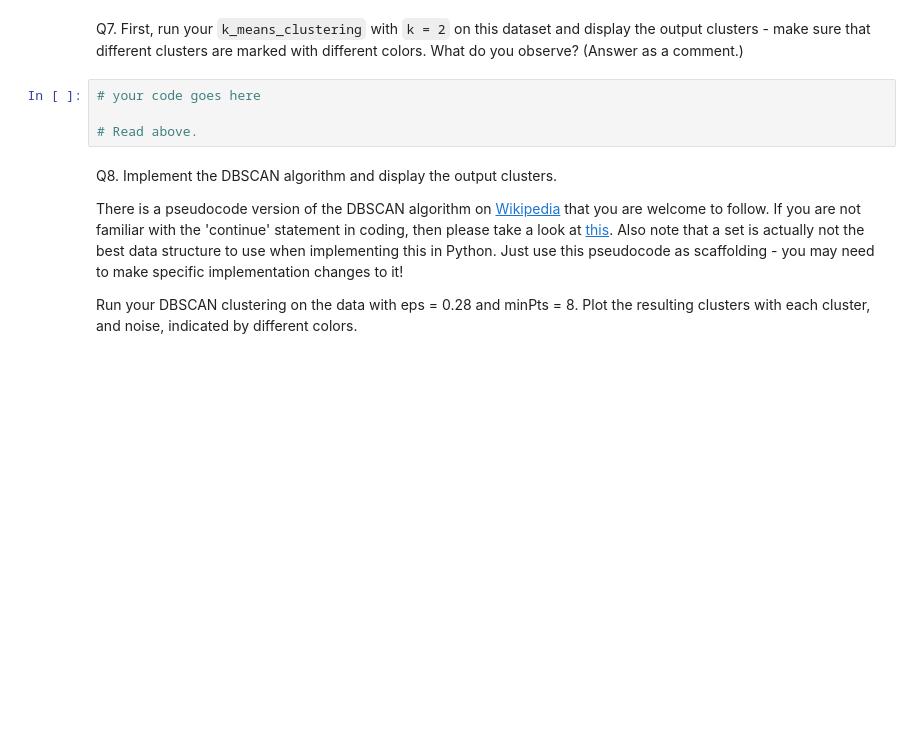
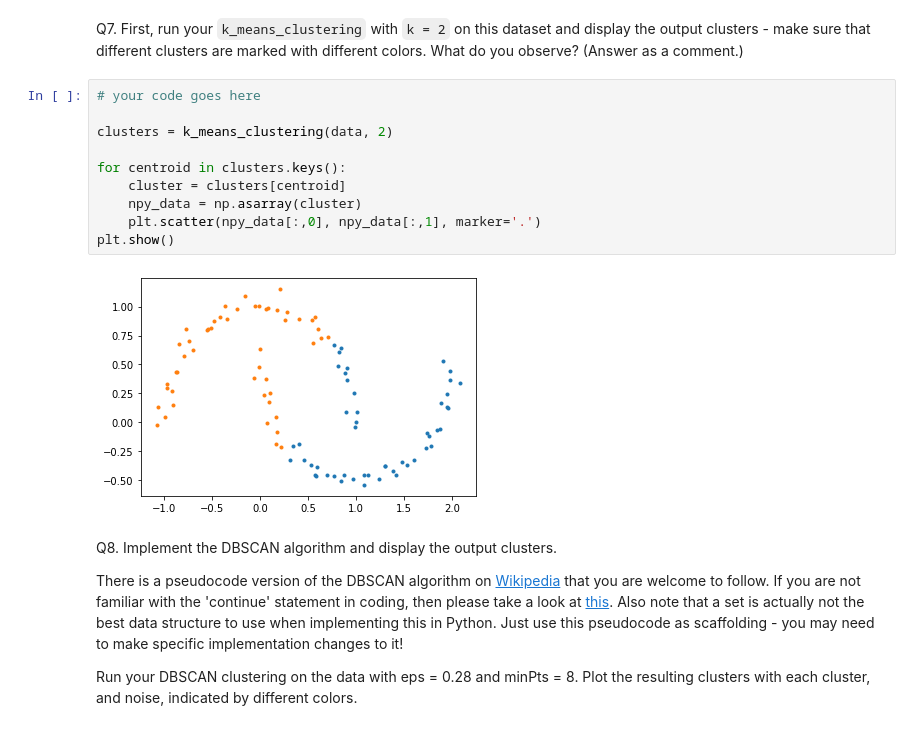
Before and after one commit to BrianDyck/DataMiningAssignment4, a Jupyter notebook: HW4-2/HW4 - Clustering.ipynb, the cells around one changed output. Drawn from its saved outputs; the diff is of its cells as text; blank space fills up the shorter version.

```diff
--- a/HW4-2/HW4 - Clustering.ipynb
+++ b/HW4-2/HW4 - Clustering.ipynb
@@ -205,9 +205,17 @@ print(type(data))
 # %% [markdown]
 Q7. First, run your `k_means_clustering` with `k = 2` on this dataset and display the output clusters - make sure that different clusters are marked with different colors. What do you observe? (Answer as a comment.)
-# %%
-# your code goes here
-
-# Read above.
+# %%
+# your code goes here
+
+clusters = k_means_clustering(data, 2)
+
+for centroid in clusters.keys():
+    cluster = clusters[centroid]
+    npy_data = np.asarray(cluster)
+    plt.scatter(npy_data[:,0], npy_data[:,1], marker='.')
+plt.show()
+# %% [output]
+[figure, added]
 # %% [markdown]
 Q8. Implement the DBSCAN algorithm and display the output clusters.
 
```
Also changed, not shown: parts of 5 cells of this notebook.
